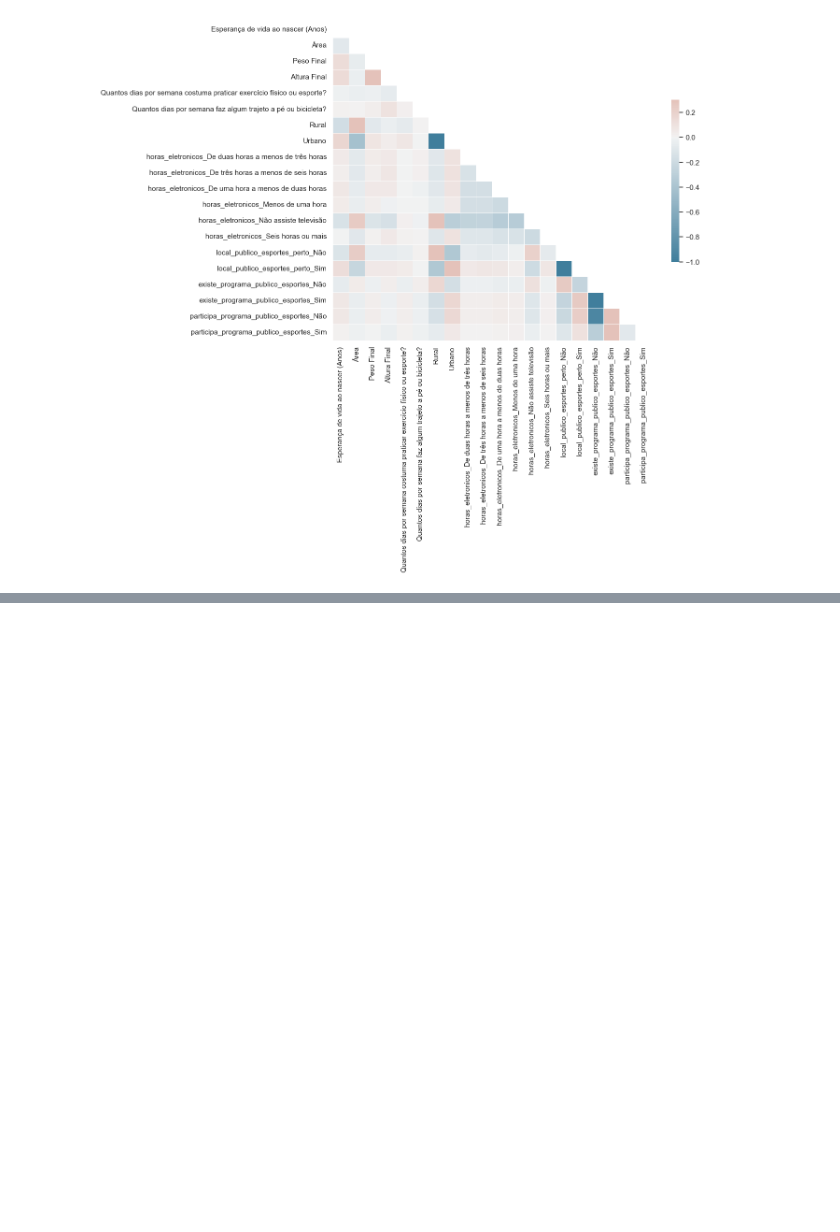
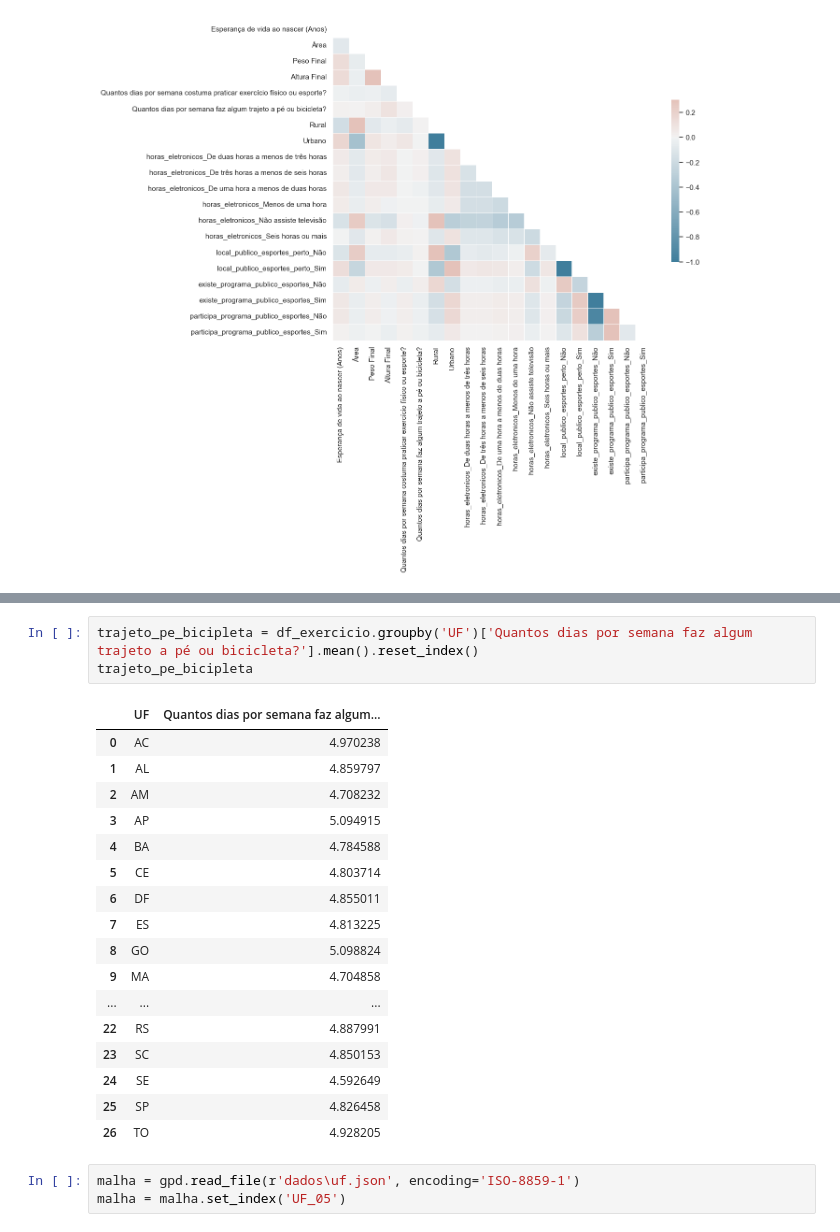
Before and after one commit to maafinotti/TCC-PNS, a Jupyter notebook: PNS_exercicio_fisico.ipynb, the cells around one changed output, grey strips where cells are left out. Saved outputs shown, nothing was run; the diff lists cells and outputs as text; blank space fills up the shorter version.

```diff
--- a/PNS_exercicio_fisico.ipynb
+++ b/PNS_exercicio_fisico.ipynb
@@ -111,0 +134,24 @@ sns.heatmap(corr, mask=mask, cmap=cmap, vmax=.3, center=0,
+# %%
+trajeto_pe_bicipleta = df_exercicio.groupby('UF')['Quantos dias por semana faz algum trajeto a pé ou bicicleta?'].mean().reset_index()
+trajeto_pe_bicipleta
+# %% [output]
+|  | UF | Quantos dias por semana faz algum... |
+| 0 | AC | 4.970238 |
+| 1 | AL | 4.859797 |
+| 2 | AM | 4.708232 |
+| 3 | AP | 5.094915 |
+| 4 | BA | 4.784588 |
+| 5 | CE | 4.803714 |
+| 6 | DF | 4.855011 |
+| 7 | ES | 4.813225 |
+| 8 | GO | 5.098824 |
+| 9 | MA | 4.704858 |
+| ... | ... | ... |
+| 22 | RS | 4.887991 |
+| 23 | SC | 4.850153 |
+| 24 | SE | 4.592649 |
+| 25 | SP | 4.826458 |
+| 26 | TO | 4.928205 |
+# %%
+malha = gpd.read_file(r'dados\uf.json', encoding='ISO-8859-1')
+malha = malha.set_index('UF_05')
```
Also changed, not shown: parts of 4 cells of this notebook.
